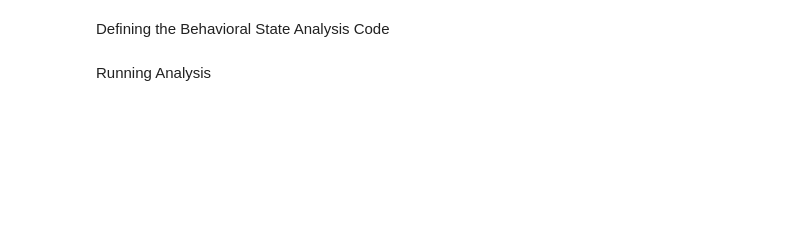
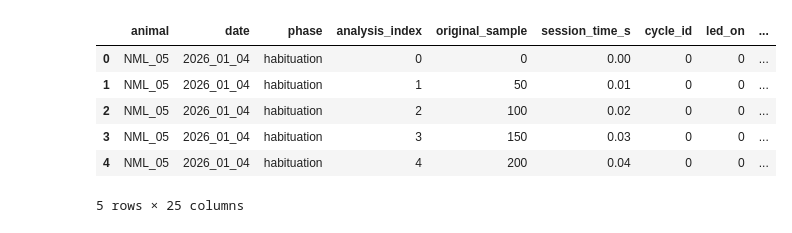
Before and after one commit to neuromomentumlab/Classical_Conditioning_Air_Wheel, a Jupyter notebook: Python/notebooks/state_definitions.ipynb, the cells around one changed output. Saved outputs shown, nothing was run; the diff lists cells and outputs as text; code cells hidden in the pictures; blank space fills up the shorter version.

```diff
--- a/Python/notebooks/state_definitions.ipynb
+++ b/Python/notebooks/state_definitions.ipynb
@@ -337,2 +46,0 @@ ax.grid(alpha=0.2)
-# %% [markdown]
-Defining the Behavioral State Analysis Code
@@ -1653,2 +46,0 @@ def plot_behavior_trial(
-# %% [markdown]
-Running Analysis
@@ -1684,0 +76,10 @@ config = StateConfig(
+# %%
+state_timeseries_df.head()
+# %% [output]
+|  | animal | date | phase | analysis_index | original_sample | session_time_s | cycle_id | led_on | ... |
+| 0 | NML_05 | 2026_01_04 | habituation | 0 | 0 | 0.00 | 0 | 0 | ... |
+| 1 | NML_05 | 2026_01_04 | habituation | 1 | 50 | 0.01 | 0 | 0 | ... |
+| 2 | NML_05 | 2026_01_04 | habituation | 2 | 100 | 0.02 | 0 | 0 | ... |
+| 3 | NML_05 | 2026_01_04 | habituation | 3 | 150 | 0.03 | 0 | 0 | ... |
+| 4 | NML_05 | 2026_01_04 | habituation | 4 | 200 | 0.04 | 0 | 0 | ... |
+5 rows × 25 columns
```
Also changed, not shown: parts of 20 cells of this notebook, 7 other files.
